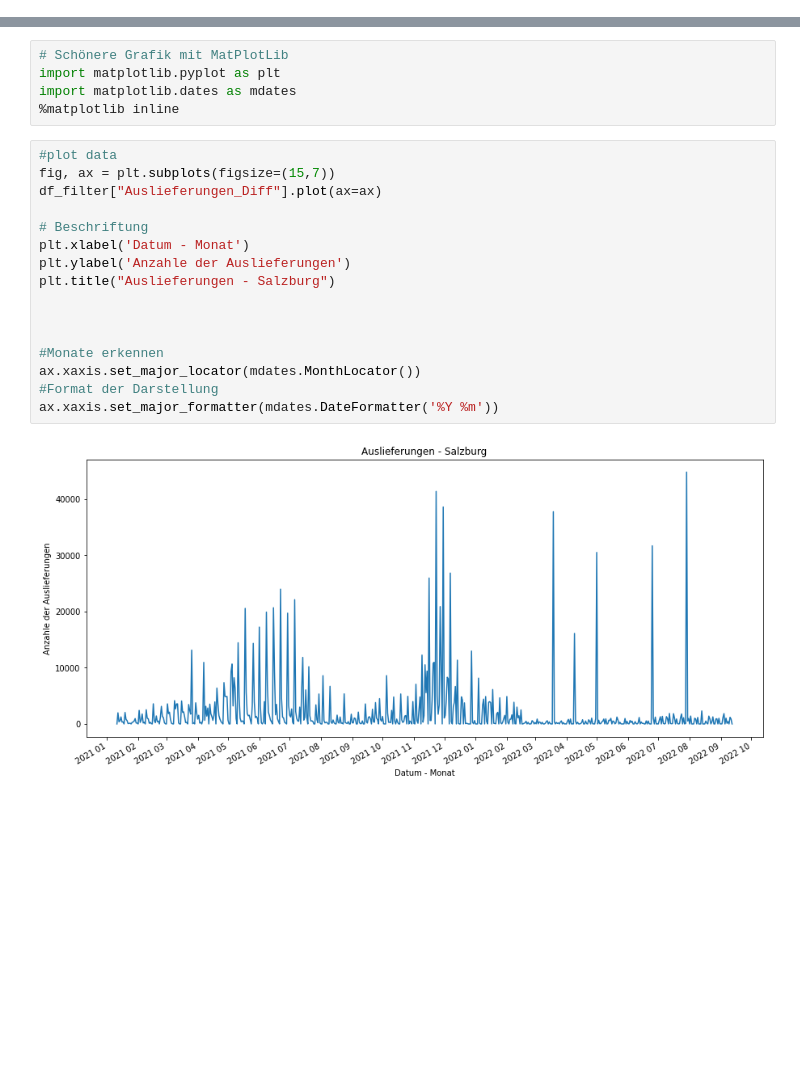
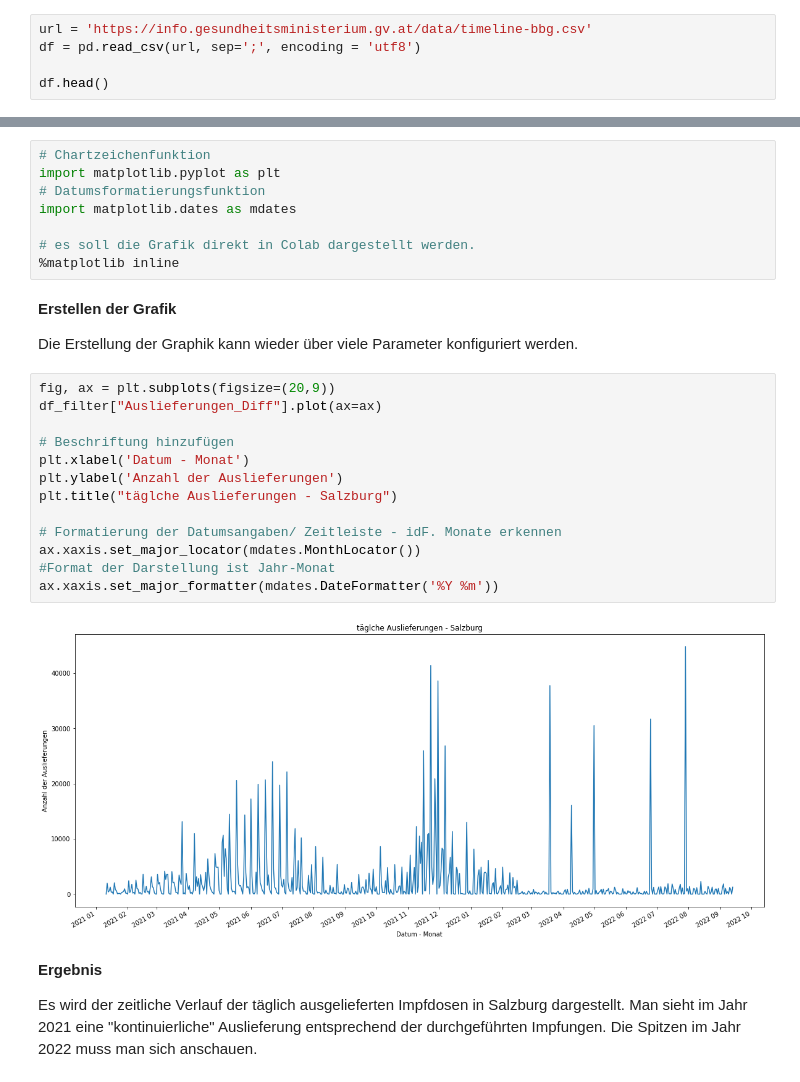
Before and after one commit to alexontour/snippets, a Jupyter notebook: snip_plot.ipynb, the cells around one changed output, grey strips where cells are left out. Saved outputs shown, nothing was run; the diff lists cells and outputs as text; blank space fills up the shorter version.

```diff
--- a/snip_plot.ipynb
+++ b/snip_plot.ipynb
@@ -61,0 +41,5 @@ df_filter.head()
+# %%
+url = 'https://info.gesundheitsministerium.gv.at/data/timeline-bbg.csv'
+df = pd.read_csv(url, sep=';', encoding = 'utf8')
+
+df.head()
@@ -81,23 +121,31 @@ Text(0.5, 0, 'Datum')
 # %%
-# Schönere Grafik mit MatPlotLib
+# Chartzeichenfunktion
 import matplotlib.pyplot as plt
+# Datumsformatierungsfunktion
 import matplotlib.dates as mdates
+
+# es soll die Grafik direkt in Colab dargestellt werden.
 %matplotlib inline
+# %% [markdown]
+**Erstellen der Grafik**
+
+Die Erstellung der Graphik kann wieder über viele Parameter konfiguriert werden.
 # %%
-#plot data
-fig, ax = plt.subplots(figsize=(15,7))
+fig, ax = plt.subplots(figsize=(20,9))
 df_filter["Auslieferungen_Diff"].plot(ax=ax)
 
-# Beschriftung
+# Beschriftung hinzufügen
 plt.xlabel('Datum - Monat')
-plt.ylabel('Anzahle der Auslieferungen')
-plt.title("Auslieferungen - Salzburg")
+plt.ylabel('Anzahl der Auslieferungen')
+plt.title("täglche Auslieferungen - Salzburg")
 
-
-
-#Monate erkennen
+# Formatierung der Datumsangaben/ Zeitleiste - idF. Monate erkennen
 ax.xaxis.set_major_locator(mdates.MonthLocator())
-#Format der Darstellung
+#Format der Darstellung ist Jahr-Monat
 ax.xaxis.set_major_formatter(mdates.DateFormatter('%Y %m'))
 # %% [output]
-[figure, old version]
+[figure, new version]
+# %% [markdown]
+**Ergebnis**
+
+Es wird der zeitliche Verlauf der täglich ausgelieferten Impfdosen in Salzburg dargestellt. Man sieht im Jahr 2021 eine "kontinuierliche" Auslieferung entsprechend der durchgeführten Impfungen. Die Spitzen im Jahr 2022 muss man sich anschauen.
```
Also changed, not shown: parts of 19 cells of this notebook.
